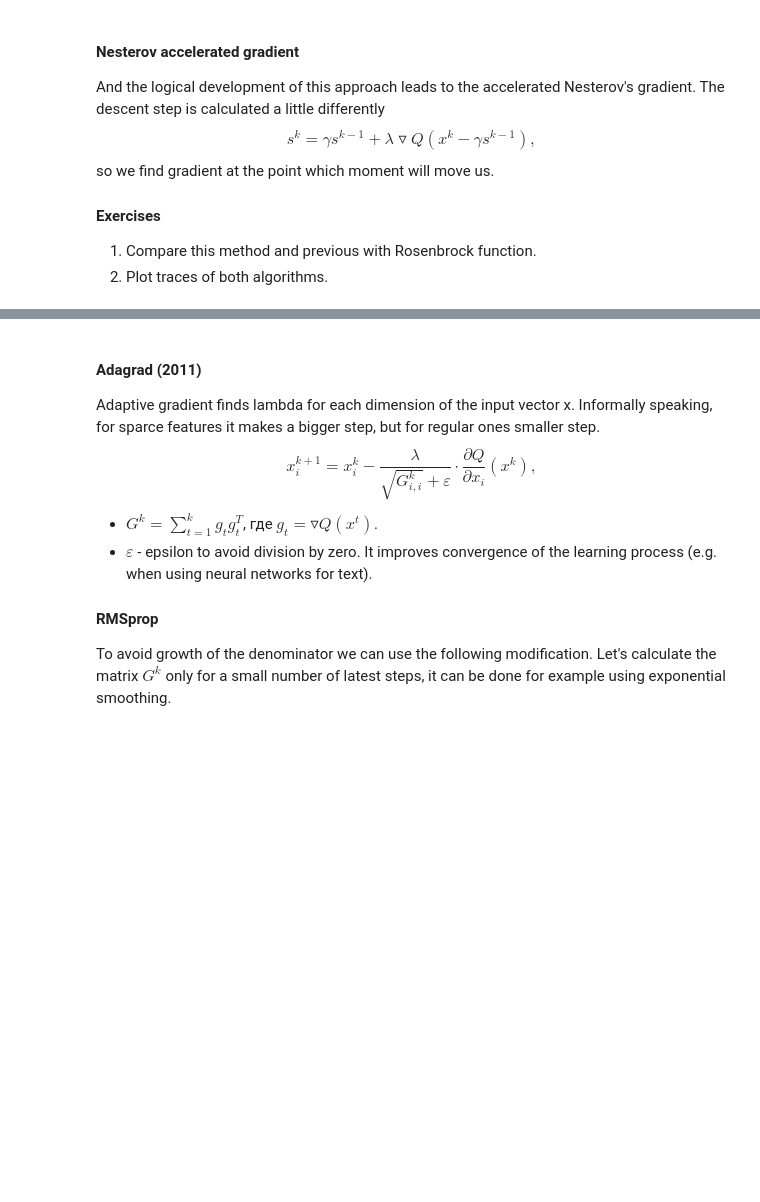
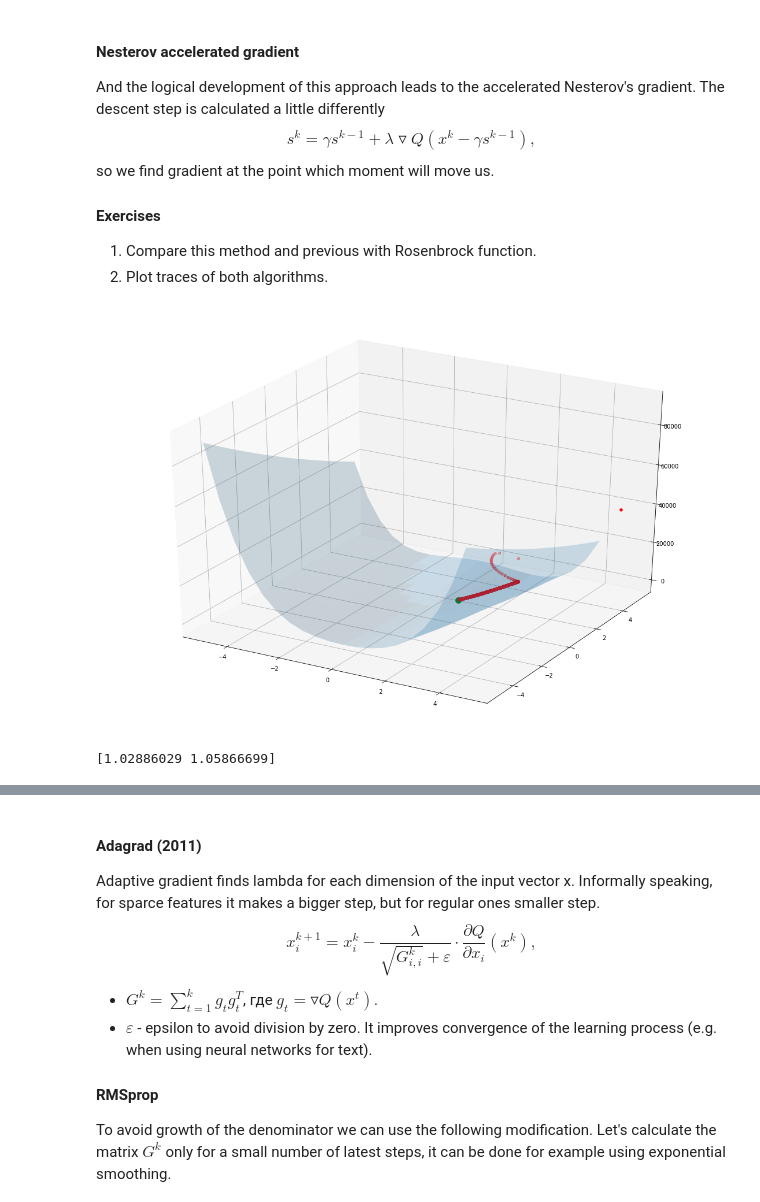
Before and after one commit to raccooncoder/Sonia, a Jupyter notebook: lab-1.ipynb, the cells around one changed output, grey strips where cells are left out. Cells and saved outputs as stored; diff of their text form; code cells hidden in the pictures; blank space fills up the shorter version.

```diff
--- a/lab-1.ipynb
+++ b/lab-1.ipynb
@@ -503,3 +594,47 @@ so we find gradient at the point which moment will move us.
 #### Еxercises
 1. Compare this method and previous with Rosenbrock function.
 2. Plot traces of both algorithms.
+# %%
+def rgd_with_trace_momentum(state, lr, steps, momentum):
+    trace_state = []
+    trace_z = []
+
+    s = np.array([0, 0])
+
+    for i in range (steps):
+        trace_state.append(state)
+        trace_z.append(Rosenbrock(*state))
+        s = momentum * s + lr * Rosenbrock_grad(*state)
+        state = np.subtract(state, s)
+
+    return trace_state, trace_z
+
+rstate_momentum = np.array([5, 5])
+rlr_momentum = 0.0001
+rsteps_momentum = 100000
+rmomentum = 0.23
+
+rtrace_state_momentum, rtrace_z_momentum = rgd_with_trace_momentum(rstate_momentum, rlr_momentum, rsteps_momentum, rmomentum)
+rtrace_state_momentum = np.array(rtrace_state_momentum)
+rtrace_z_momentum = np.array(rtrace_z_momentum)
+
+from mpl_toolkits.mplot3d import Axes3D
+
+X = np.arange(-5, 5, 0.5)
+Y = np.arange(-5, 5, 0.5)
+
+X, Y = np.meshgrid(X, Y)
+Z = (np.array([Rosenbrock(x,y) for x,y in zip(np.ravel(X), np.ravel(Y))])).reshape(X.shape)
+
+fig = plt.figure(figsize=(15,10))
+axes = Axes3D(fig)
+f_plot = axes.plot_surface(X, Y, Z, alpha=0.2)
+
+axes.scatter(1, 1, 0, color='green', s=100)
+axes.scatter(rtrace_state_momentum[:, 0], rtrace_state_momentum[:, 1], rtrace_z_momentum, color="red")
+
+plt.show()
+print(rtrace_state_momentum[-1])
+# %% [output]
+[figure, added]
+[1.02886029 1.05866699]
```
Also changed, not shown: parts of 5 cells of this notebook.
